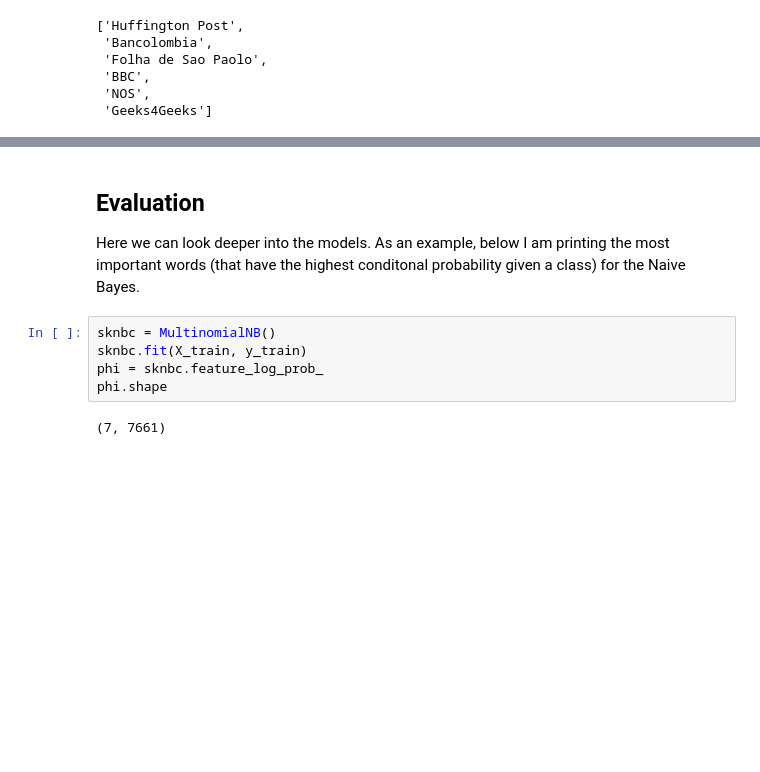
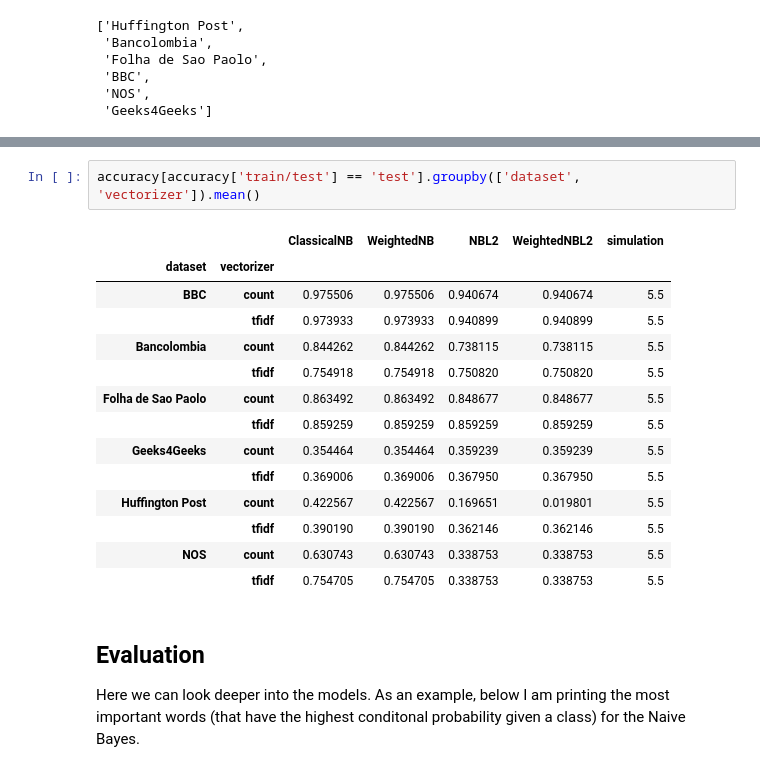
Before and after one commit to fds-2022-repo/final-project, a Jupyter notebook: main.ipynb, the cells around one changed output, grey strips where cells are left out. Saved outputs shown, nothing was run; the diff lists cells and outputs as text; blank space fills up the shorter version.

```diff
--- a/main.ipynb
+++ b/main.ipynb
@@ -256,11 +283,21 @@ accuracy
+# %%
+accuracy[accuracy['train/test'] == 'test'].groupby(['dataset', 'vectorizer']).mean()
+# %% [output]
+|  |  | ClassicalNB | WeightedNB | NBL2 | WeightedNBL2 | simulation |
+| dataset | vectorizer |  |  |  |  |  |
+| BBC | count | 0.975506 | 0.975506 | 0.940674 | 0.940674 | 5.5 |
+|  | tfidf | 0.973933 | 0.973933 | 0.940899 | 0.940899 | 5.5 |
+| Bancolombia | count | 0.844262 | 0.844262 | 0.738115 | 0.738115 | 5.5 |
+|  | tfidf | 0.754918 | 0.754918 | 0.750820 | 0.750820 | 5.5 |
+| Folha de Sao Paolo | count | 0.863492 | 0.863492 | 0.848677 | 0.848677 | 5.5 |
+|  | tfidf | 0.859259 | 0.859259 | 0.859259 | 0.859259 | 5.5 |
+| Geeks4Geeks | count | 0.354464 | 0.354464 | 0.359239 | 0.359239 | 5.5 |
+|  | tfidf | 0.369006 | 0.369006 | 0.367950 | 0.367950 | 5.5 |
+| Huffington Post | count | 0.422567 | 0.422567 | 0.169651 | 0.019801 | 5.5 |
+|  | tfidf | 0.390190 | 0.390190 | 0.362146 | 0.362146 | 5.5 |
+| NOS | count | 0.630743 | 0.630743 | 0.338753 | 0.338753 | 5.5 |
+|  | tfidf | 0.754705 | 0.754705 | 0.338753 | 0.338753 | 5.5 |
 # %% [markdown]
 ## Evaluation
 
 Here we can look deeper into the models. As an example, below I am printing the most important words (that have the highest conditonal probability given a class) for the Naive Bayes.
-# %%
-sknbc = MultinomialNB()
-sknbc.fit(X_train, y_train)
-phi = sknbc.feature_log_prob_
-phi.shape
-# %% [output]
-(7, 7661)
```
Also changed, not shown: parts of 27 cells of this notebook, 2 other files.
